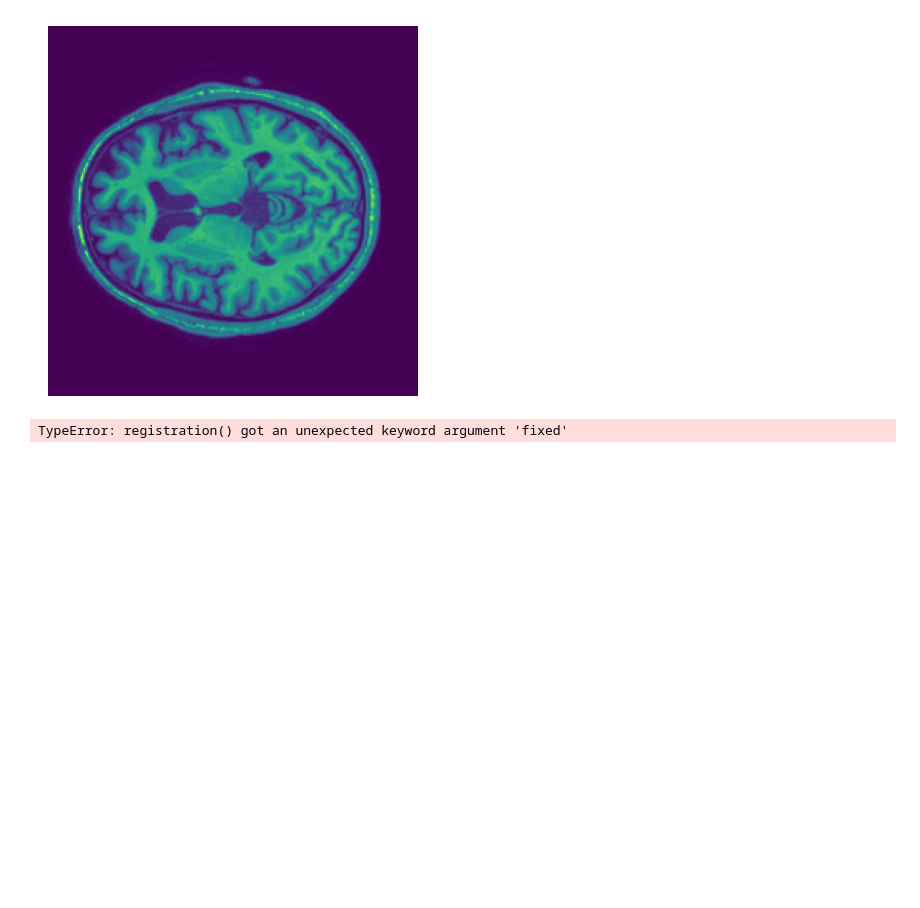
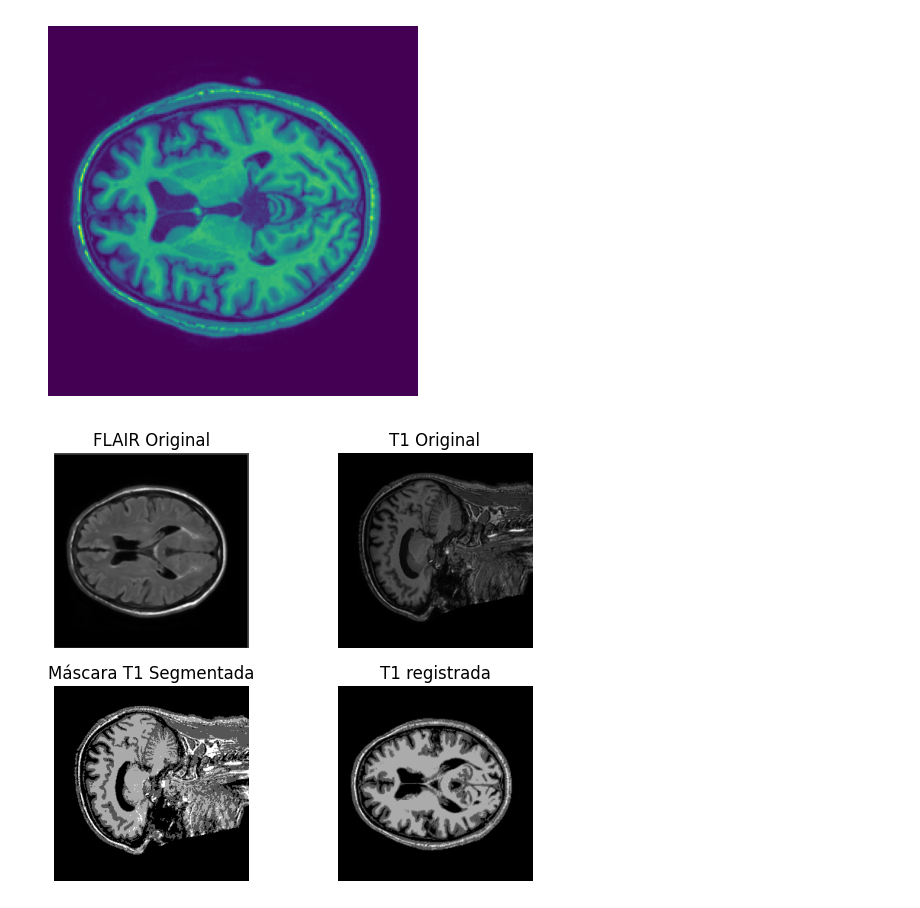
Before and after one commit to josegabjimenez/proyecto-procesamiento-imagenes, a Jupyter notebook: notebooks/register/register-ants.ipynb, the cells around one changed output. Saved outputs shown, nothing was run; the diff lists cells and outputs as text; code cells hidden in the pictures; blank space fills up the shorter version.

```diff
--- a/notebooks/register/register-ants.ipynb
+++ b/notebooks/register/register-ants.ipynb
@@ -58,12 +58,49 @@ plt.show()
 image_write(registered_image, "registered_image.nii.gz")
 # %% [output]
 [figure]
-# %%
-registered_image = registration("../../temp_images/segmented_FLAIR.nii.gz", "../../temp_images/T1.nii.gz", "../../temp_images/segmented_T1.nii.gz", "Rigid")
-
-# Plot the registered image using plt.imshow()
-plt.imshow(registered_array[:,:,20])
-plt.axis('off')
-plt.show()
-# %% [output]
-TypeError: registration() got an unexpected keyword argument 'fixed'
+# %%
+image_data_FLAIR = nib.load("../../temp_images/FLAIR.nii.gz").get_fdata()
+# image_data_FLAIR = nib.load("../../images/1/FLAIR.nii.gz").get_fdata()
+image_data_T1 = nib.load("../../temp_images/T1.nii.gz").get_fdata()
+image_data_T1_segmented = nib.load("../../temp_images/segmented_T1.nii.gz").get_fdata()
+image_data_T1_registered = nib.load("../../temp_images/registered_T1.nii.gz").get_fdata()
+
+fig, axs = plt.subplots(2, 2)
+
+# axs[0, 0].plot(x1, y1)
+
+
+
+# Plot the registered image using plt.imshow()
+axs[0,0].set_title("FLAIR Original")
+axs[0,0].set_xlim([0, image_data_FLAIR.shape[0]])
+axs[0,0].set_ylim([0, image_data_FLAIR.shape[1]])
+
+axs[0,0].imshow(image_data_FLAIR[:,:,23], cmap="gray")
+
+axs[0,1].set_title("T1 Original")
+axs[0,1].set_xlim([0, image_data_T1.shape[0]])
+axs[0,1].set_ylim([0, image_data_T1.shape[1]])
+axs[0,1].imshow(image_data_T1[:,:,83], cmap="gray")
+
+axs[1,0].set_title("Máscara T1 Segmentada")
+axs[1,0].set_xlim([0, image_data_T1_segmented.shape[0]])
+axs[1,0].set_ylim([0, image_data_T1_segmented.shape[1]])
+axs[1,0].imshow(image_data_T1_segmented[:,:,83], cmap="gray")
+
+axs[1,1].set_title("T1 registrada")
+axs[1,1].set_xlim([0, image_data_T1_registered.shape[0]])
+axs[1,1].set_ylim([0, image_data_T1_registered.shape[1]])
+axs[1,1].imshow(image_data_T1_registered[:,:,23], cmap="gray")
+
+# axs[0,0].axis('off')
+# axs[0,1].axis('off')
+# axs[1,0].axis('off')
+# axs[1,1].axis('off')
+# Invert the y-axis
+# Añade el texto de la leyenda
+
+plt.tight_layout()
+# plt.show()
+# %% [output]
+[figure, added]
```
Also changed, not shown: 17 other files.
